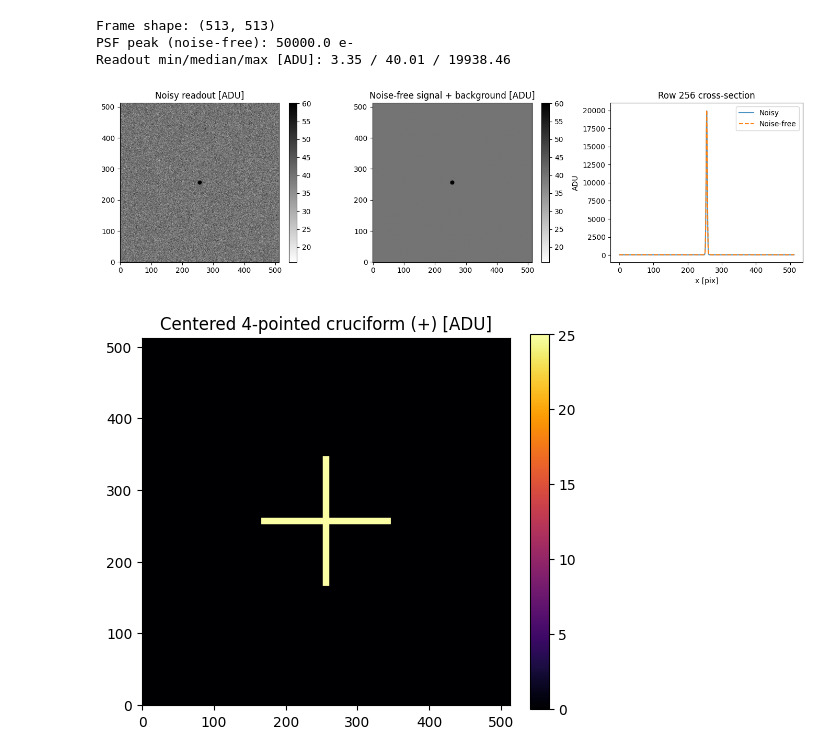
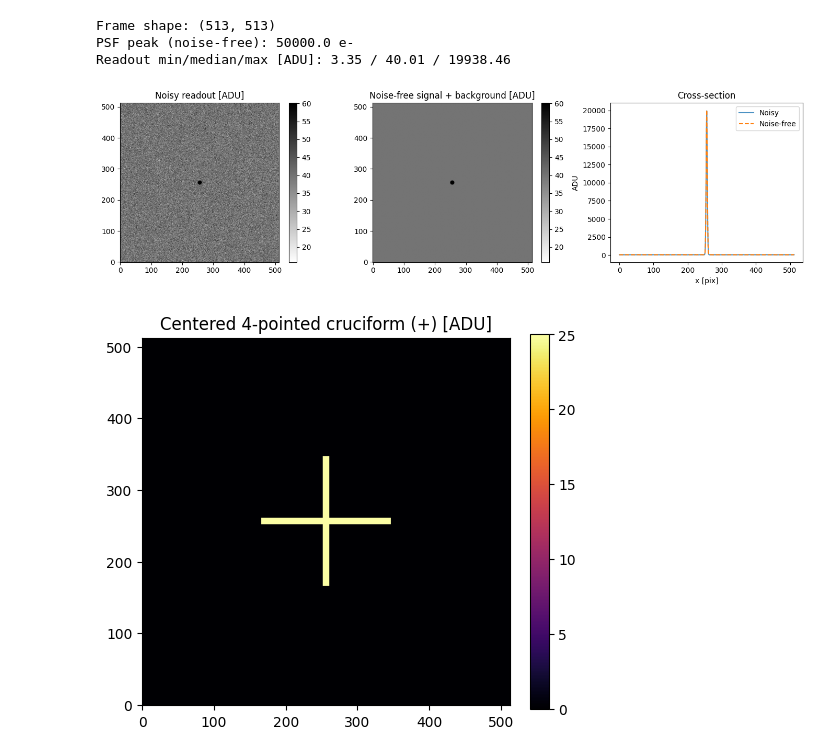
Before and after one commit to mwanakijiji/metis_work, a Jupyter notebook: notebook_working_dir/dev_stray_light_IMG_OPT_04.ipynb, the cells around one changed output. Drawn from its saved outputs; the diff is of its cells as text; code cells hidden in the pictures.

```diff
--- a/notebook_working_dir/dev_stray_light_IMG_OPT_04.ipynb
+++ b/notebook_working_dir/dev_stray_light_IMG_OPT_04.ipynb
@@ -54,32 +53,32 @@ Readout min/median/max [ADU]: 3.35 / 40.01 / 19938.46
 # %%
 z = ZScaleInterval()
 vmin, vmax = z.get_limits(readout_adu)
 
 fig, axs = plt.subplots(1, 3, figsize=(14, 4))
 
 im0 = axs[0].imshow(readout_adu, origin="lower", cmap="gray_r", vmin=vmin, vmax=vmax)
 axs[0].set_title("Noisy readout [ADU]")
 fig.colorbar(im0, ax=axs[0], fraction=0.046)
 
 # Noise-free reference for comparison
 noise_free_adu = expected_e / gain_e_per_adu
 im1 = axs[1].imshow(noise_free_adu, origin="lower", cmap="gray_r", vmin=vmin, vmax=vmax)
 axs[1].set_title("Noise-free signal + background [ADU]")
 fig.colorbar(im1, ax=axs[1], fraction=0.046)
 
 # Central cross-section
 row = ny // 2
 axs[2].plot(readout_adu[row, :], label="Noisy", alpha=0.8)
 axs[2].plot(noise_free_adu[row, :], label="Noise-free", linestyle="--")
 axs[2].set_xlabel("x [pix]")
 axs[2].set_ylabel("ADU")
-axs[2].set_title(f"Row {row} cross-section")
+axs[2].set_title("Cross-section")
 axs[2].legend()
 
 plt.tight_layout()
 plt.show()
 # %% [output]
-[figure, old version]
+[figure, new version]
 # %%
 # Centered 4-pointed cruciform (+): same (ny, nx) as readout, sharp arms in ADU
 def cruciform_shape(ny, nx, y0, x0):
```
Also changed, not shown: parts of 14 cells of this notebook, 3 other files.
